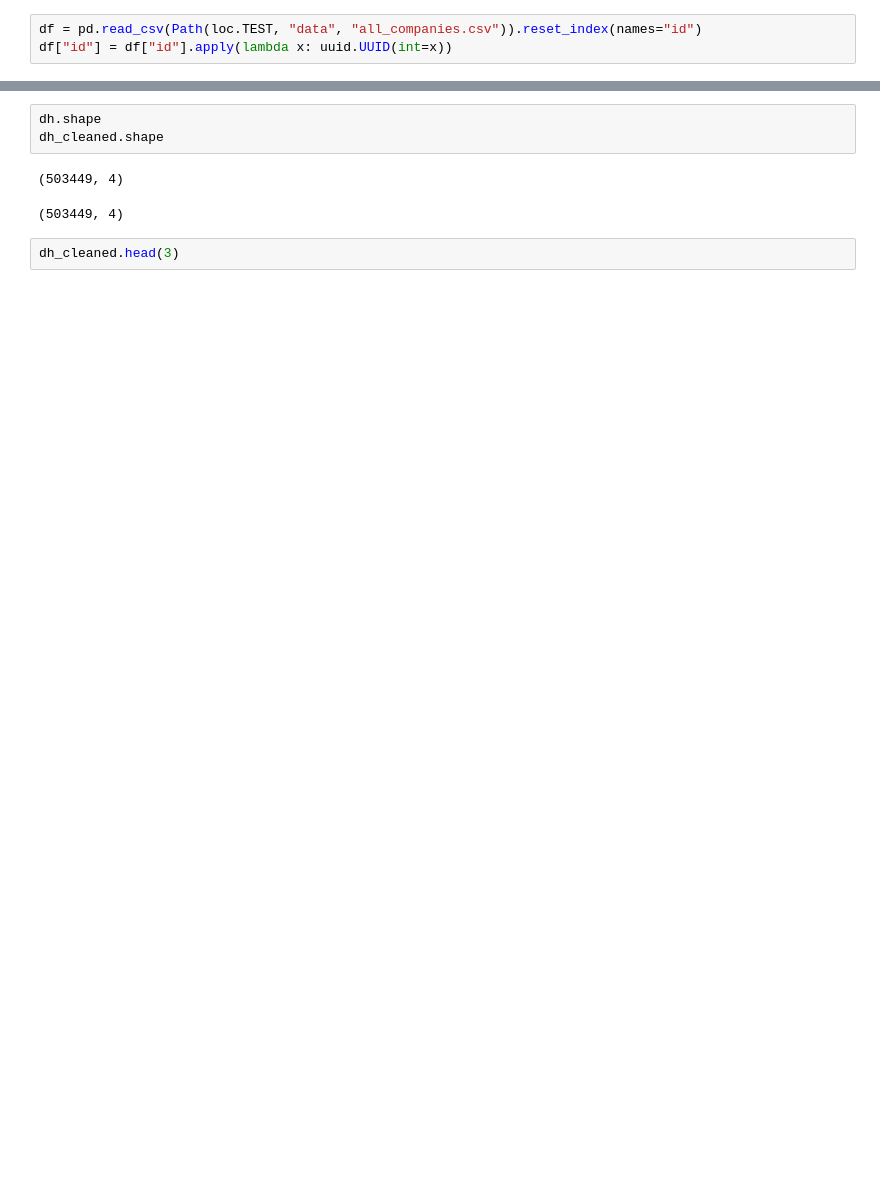
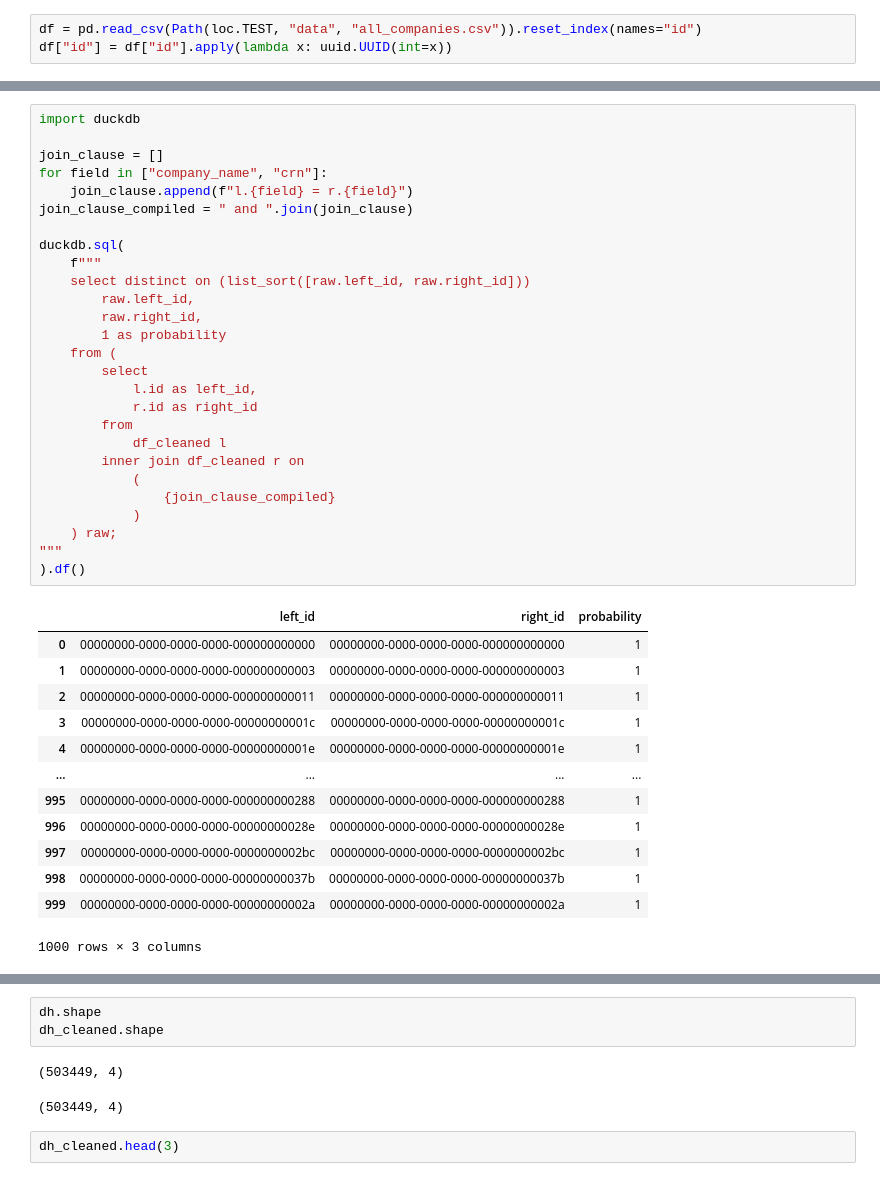
Before and after one commit to will-langdale/matchbox, a Jupyter notebook: notebooks/archive/WL_deduper.ipynb, the cells around one changed output, grey strips where cells are left out. Cells and saved outputs as stored; diff of their text form; blank space fills up the shorter version.

```diff
--- a/notebooks/archive/WL_deduper.ipynb
+++ b/notebooks/archive/WL_deduper.ipynb
@@ -154,3 +92,44 @@ du.columns_to_value_ordered_sha1(
+# %%
+import duckdb
+
+join_clause = []
+for field in ["company_name", "crn"]:
+    join_clause.append(f"l.{field} = r.{field}")
+join_clause_compiled = " and ".join(join_clause)
+
+duckdb.sql(
+    f"""
+    select distinct on (list_sort([raw.left_id, raw.right_id]))
+        raw.left_id,
+        raw.right_id,
+        1 as probability
+    from (
+        select
+            l.id as left_id,
+            r.id as right_id
+        from
+            df_cleaned l
+        inner join df_cleaned r on
+            (
+                {join_clause_compiled}
+            )
+    ) raw;
+"""
+).df()
+# %% [output]
+|  | left_id | right_id | probability |
+| 0 | 00000000-0000-0000-0000-000000000000 | 00000000-0000-0000-0000-000000000000 | 1 |
+| 1 | 00000000-0000-0000-0000-000000000003 | 00000000-0000-0000-0000-000000000003 | 1 |
+| 2 | 00000000-0000-0000-0000-000000000011 | 00000000-0000-0000-0000-000000000011 | 1 |
+| 3 | 00000000-0000-0000-0000-00000000001c | 00000000-0000-0000-0000-00000000001c | 1 |
+| 4 | 00000000-0000-0000-0000-00000000001e | 00000000-0000-0000-0000-00000000001e | 1 |
+| ... | ... | ... | ... |
+| 995 | 00000000-0000-0000-0000-000000000288 | 00000000-0000-0000-0000-000000000288 | 1 |
+| 996 | 00000000-0000-0000-0000-00000000028e | 00000000-0000-0000-0000-00000000028e | 1 |
+| 997 | 00000000-0000-0000-0000-0000000002bc | 00000000-0000-0000-0000-0000000002bc | 1 |
+| 998 | 00000000-0000-0000-0000-00000000037b | 00000000-0000-0000-0000-00000000037b | 1 |
+| 999 | 00000000-0000-0000-0000-00000000002a | 00000000-0000-0000-0000-00000000002a | 1 |
+1000 rows × 3 columns
 # %%
 # Select
 dh = query(
```
Also changed, not shown: parts of 22 cells of this notebook, 7 other files.
